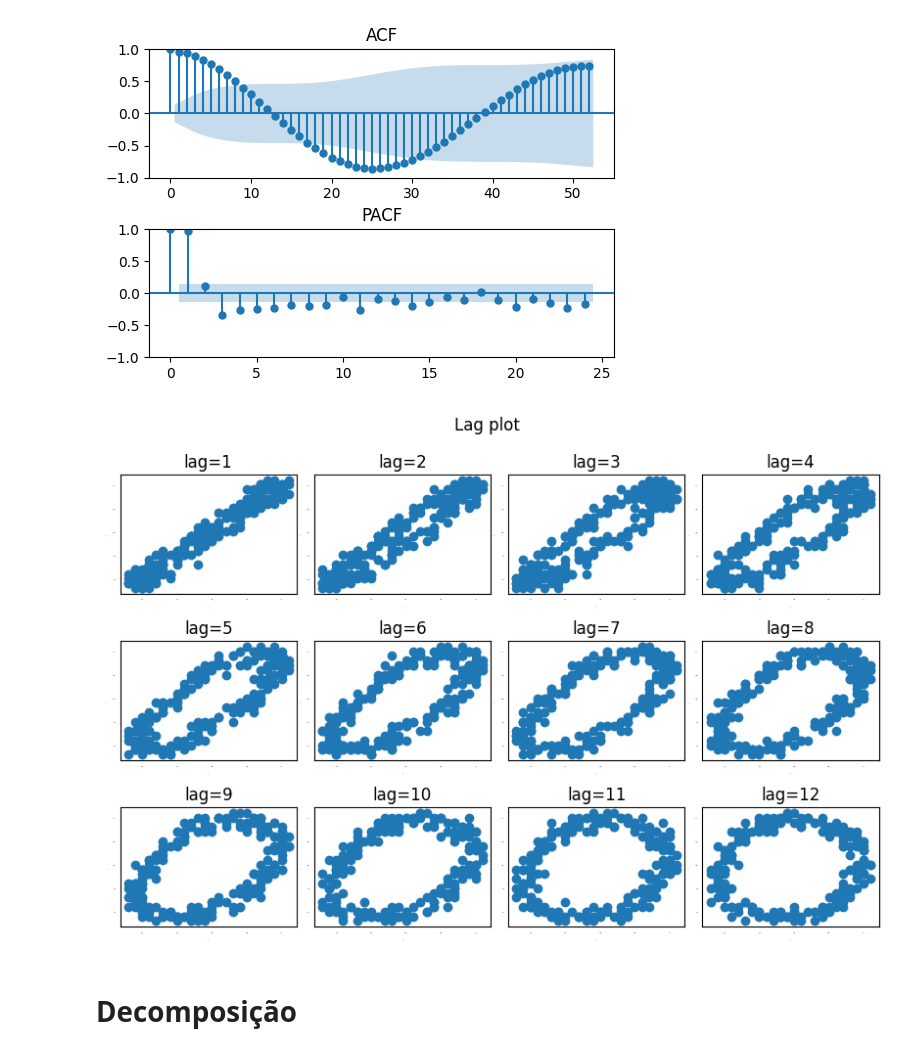
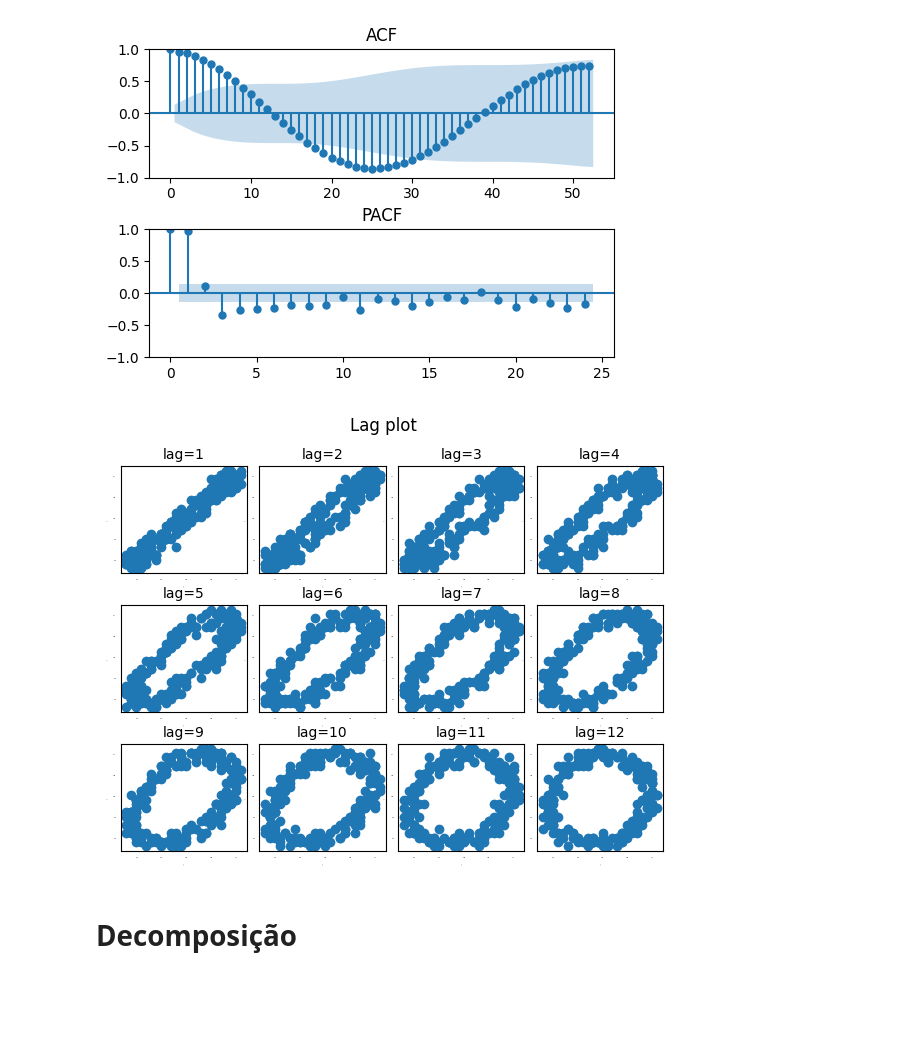
Before and after one commit to MarcioB1999/Prev_For_ULS, a Jupyter notebook: Gerador_demandas/visao_geral.ipynb, the cells around one changed output. Cells and saved outputs as stored; diff of their text form; code cells hidden in the pictures; blank space fills up the shorter version.

Commit message:
salvando imagens

```diff
--- a/Gerador_demandas/visao_geral.ipynb
+++ b/Gerador_demandas/visao_geral.ipynb
@@ -52,21 +54,24 @@ plt.show()
 # %% [output]
 [figure]
 # %%
-fig=plt.figure(figsize=(10,6))
-plt.subplots_adjust(wspace=0.1, hspace=0.4)
+fig=plt.figure(figsize=(7,5))
+plt.subplots_adjust(wspace=0.1, hspace=0.3)
 fig.suptitle('Lag plot')
 
 for i in range(12):
     ax=fig.add_subplot(3,4,i+1)
     pd.plotting.lag_plot(data, lag=i+1)
-    plt.title(f"lag={i+1}")
+    plt.title(f"lag={i+1}",fontsize=10)
     plt.tick_params(axis='y', labelsize=0, length=0)
     plt.tick_params(axis='x', labelsize=0, length=0)
     plt.xlabel([], fontsize=0)
     plt.ylabel([], fontsize=0)
+
+
+plt.savefig('C:/Users/marcio/Documents/Prev_For_ULS/Resultados/img/LagPlot.png', format='png', bbox_inches='tight',pad_inches = 0.1)
 plt.show(block=True)
 # %% [output]
-[figure, old version]
+[figure, new version]
 # %% [markdown]
 # Decomposição
 # %%
```
Also changed, not shown: parts of 7 cells of this notebook, 16 other files.
